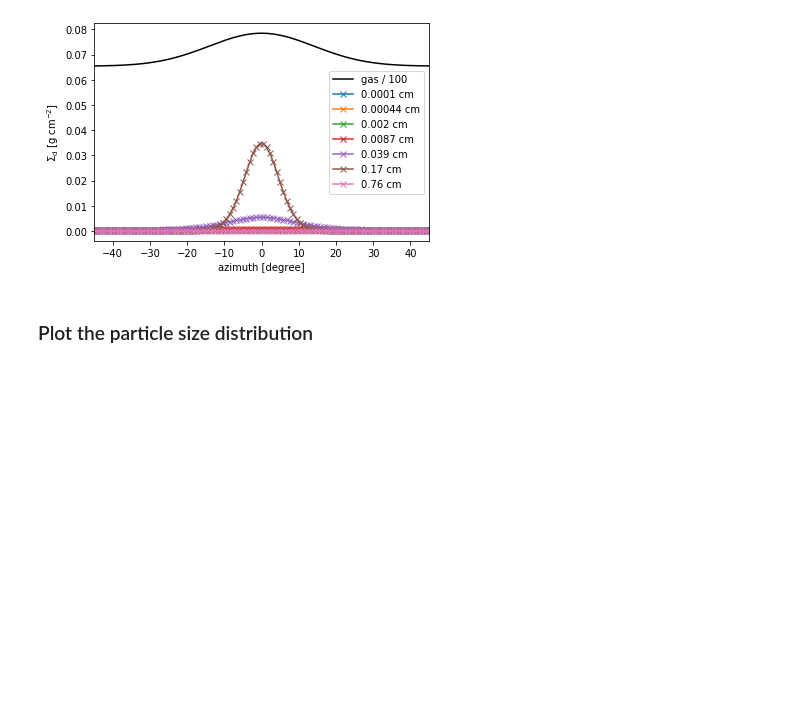
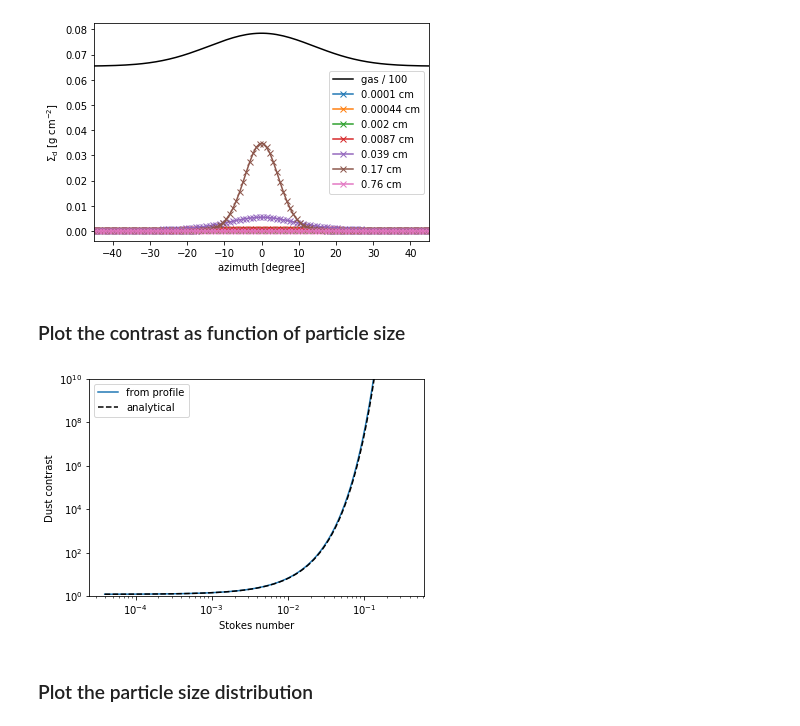
Before and after one commit to birnstiel/azimuthal_profile, a Jupyter notebook: notebooks/azimuthal.ipynb, the cells around one changed output. Cells and saved outputs as stored; diff of their text form; code cells hidden in the pictures; blank space fills up the shorter version.

Commit message:
added contrast formula check

```diff
--- a/notebooks/azimuthal.ipynb
+++ b/notebooks/azimuthal.ipynb
@@ -74,6 +74,25 @@ ax.set_ylabel('$\Sigma_\mathrm{d}$ [g cm$^{-2}$]')
 ax.legend();
 # %% [output]
 [figure]
+# %% [markdown]
+### Plot the contrast as function of particle size
+# %%
+St = A * rho_s * np.pi / (2. * sig_g)
+A_d = sig_d_2D.max(-2) / sig_d_2D.min(-2)
+A_d_ana = A_gas * np.exp(St * (A_gas - 1) / (A_gas * alpha))
+
+mask = sig_d_2D[0].mean(0)>1e-10
+
+f, ax = plt.subplots()
+ax.loglog(St[mask], A_d[0, mask], label='from profile')
+ax.loglog(St, A_d_ana, 'k--', label='analytical')
+
+ax.set_xlabel('Stokes number')
+ax.set_ylabel('Dust contrast')
+ax.legend()
+ax.set_ylim(1e0, 1e10);
+# %% [output]
+[figure, added]
 # %% [markdown]
 ### Plot the particle size distribution
 # %%
```
Also changed, not shown: parts of 1 cell of this notebook.
